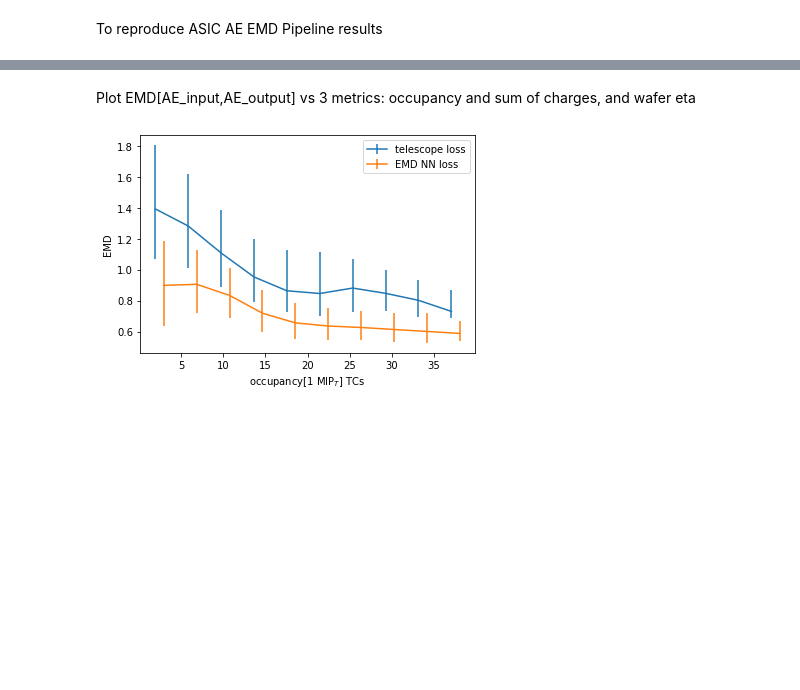
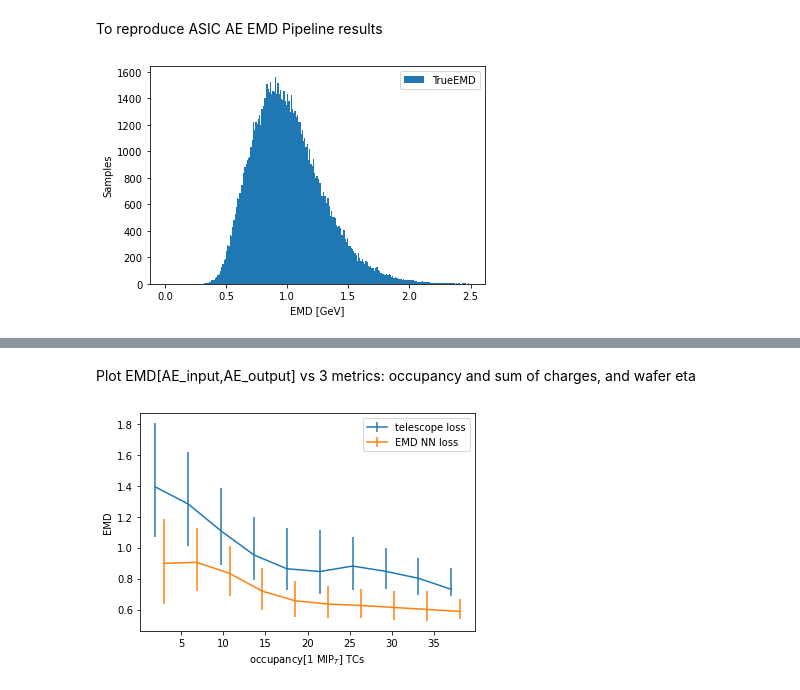
Before and after one commit to rohanshenoy/Ecoder, a Jupyter notebook: paper_plots.ipynb, the cells around one changed output, grey strips where cells are left out. Saved outputs shown, nothing was run; the diff lists cells and outputs as text; code cells hidden in the pictures; blank space fills up the shorter version.

```diff
--- a/paper_plots.ipynb
+++ b/paper_plots.ipynb
@@ -25,3 +39,12 @@ def load_eta(inputFile):
     data_values=data.to_numpy().flatten()
 
     return data_values
+# %%
+#Make new image directory for today's updates
+
+today = date.today().strftime("%m_%d_%y")
+
+img_directory=os.path.join('/ecoderemdvol/paper_plots/{}').format(today)
+
+if not os.path.exists(img_directory):
+    os.makedirs(img_directory)
@@ -27,0 +71,30 @@ def load_eta(inputFile):
+# %%
+calQ1     = load_data(test_1)
+sumQ1     = calQ1.sum(axis=1)
+calQ1     = calQ1[sumQ1>0]
+sumQ1     = sumQ1[sumQ1>0]
+
+calQ1_443 = (calQ1/np.expand_dims(sumQ1,-1))[:,arrange443].reshape(-1,4,4,3)
+
+calQ2     = load_data(test_2)
+sumQ2     = calQ2.sum(axis=1)
+calQ2     = calQ2[sumQ2>0]
+sumQ2     = sumQ2[sumQ2>0]
+
+calQ2_443 = (calQ2/np.expand_dims(sumQ2,-1))[:,arrange443].reshape(-1,4,4,3)
+
+#Generate True EMD for validation section of dataset
+test_index= int(0.7*len(calQ1))
+test_indices = range(test_index, len(calQ1))
+# %%
+truth_emd = np.array([emd(calQ1[i],calQ2[j]) for i, j in zip(test_indices,test_indices)])
+# %%
+fig=plt.figure()
+fig=plt.hist(truth_emd, alpha=1, bins=np.arange(0, 2.5,0.01), label='TrueEMD')
+fig=plt.xlabel('EMD [GeV]')
+fig=plt.ylabel('Samples')
+fig=plt.legend()
+plt.savefig(os.path.join(img_directory,'TrueEMD.png'))
+plt.show()
+# %% [output]
+[figure, added]
```
Also changed, not shown: parts of 14 cells of this notebook.
